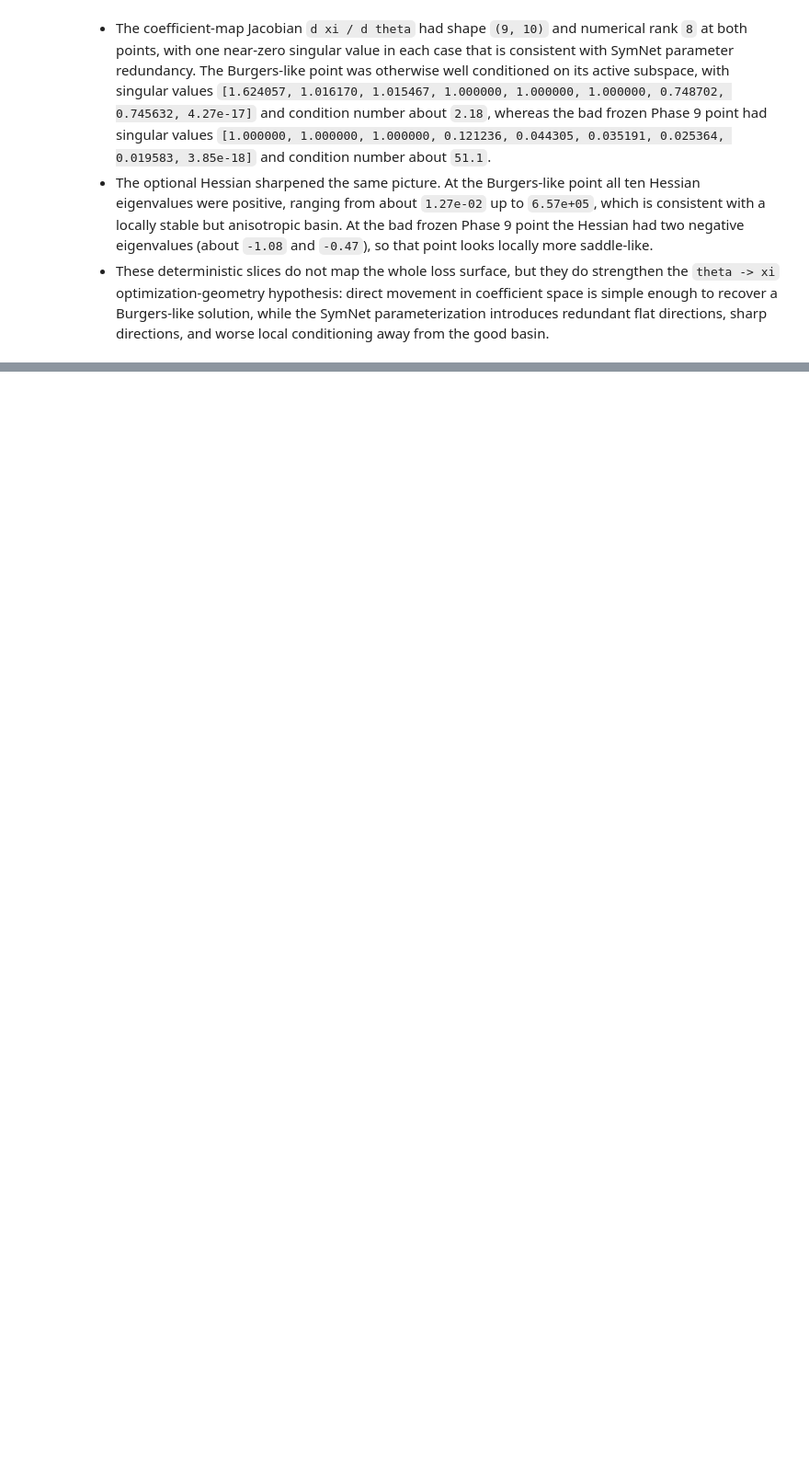
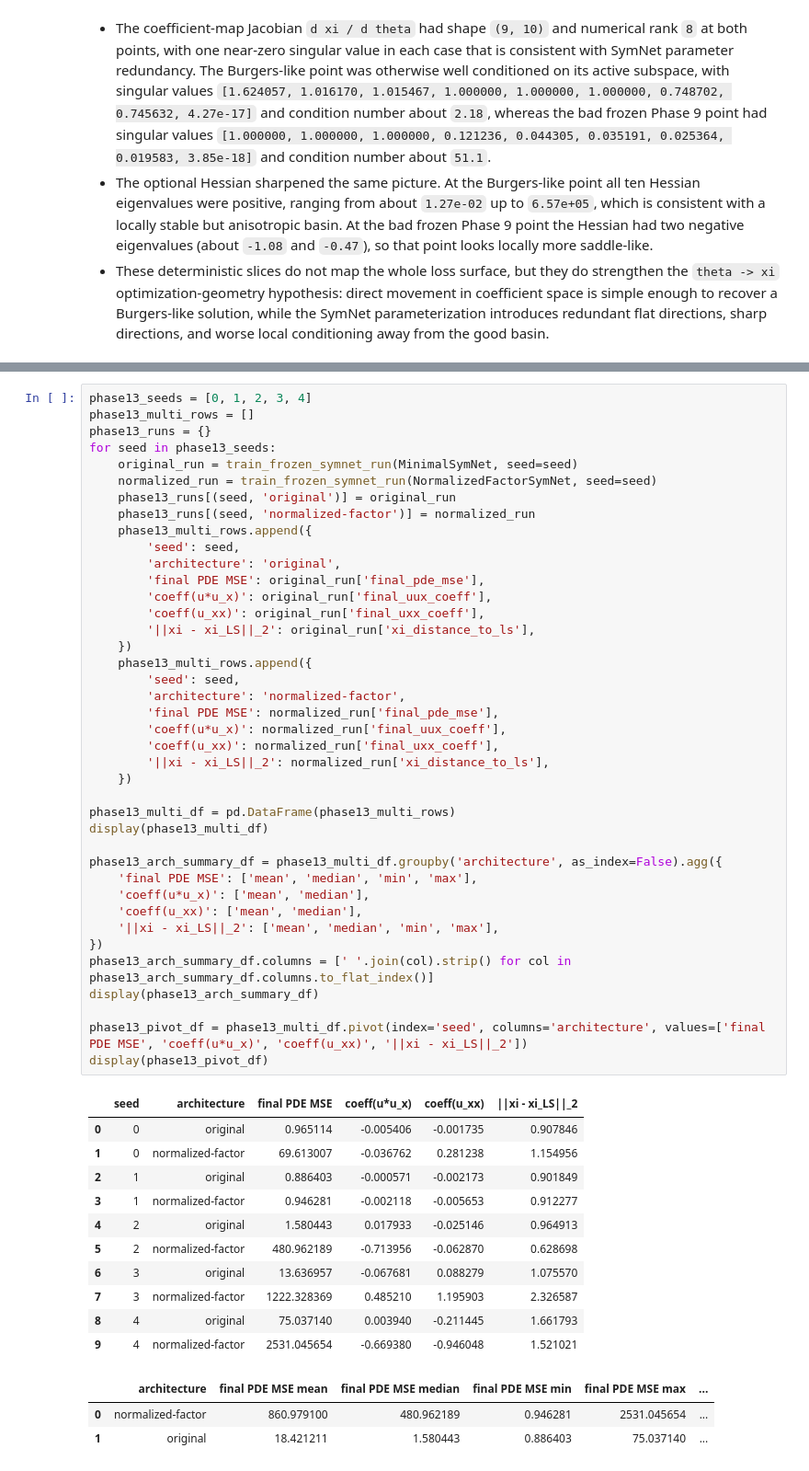
Before and after one commit to ryuFromCaillou/pde_stuff, a Jupyter notebook: notebook/diagnostics/burgers_minimal_discovery_story.ipynb, the cells around one changed output, grey strips where cells are left out. Shown at 92% size. Drawn from its saved outputs; the diff is of its cells as text; blank space fills up the shorter version.

```diff
--- a/notebook/diagnostics/burgers_minimal_discovery_story.ipynb
+++ b/notebook/diagnostics/burgers_minimal_discovery_story.ipynb
@@ -1542,0 +1769,55 @@ Hessian eigenvalues at random-init frozen final SymNet:
+# %%
+phase13_seeds = [0, 1, 2, 3, 4]
+phase13_multi_rows = []
+phase13_runs = {}
+for seed in phase13_seeds:
+    original_run = train_frozen_symnet_run(MinimalSymNet, seed=seed)
+    normalized_run = train_frozen_symnet_run(NormalizedFactorSymNet, seed=seed)
+    phase13_runs[(seed, 'original')] = original_run
+    phase13_runs[(seed, 'normalized-factor')] = normalized_run
+    phase13_multi_rows.append({
+        'seed': seed,
+        'architecture': 'original',
+        'final PDE MSE': original_run['final_pde_mse'],
+        'coeff(u*u_x)': original_run['final_uux_coeff'],
+        'coeff(u_xx)': original_run['final_uxx_coeff'],
+        '||xi - xi_LS||_2': original_run['xi_distance_to_ls'],
+    })
+    phase13_multi_rows.append({
+        'seed': seed,
+        'architecture': 'normalized-factor',
+        'final PDE MSE': normalized_run['final_pde_mse'],
+        'coeff(u*u_x)': normalized_run['final_uux_coeff'],
+        'coeff(u_xx)': normalized_run['final_uxx_coeff'],
+        '||xi - xi_LS||_2': normalized_run['xi_distance_to_ls'],
+    })
+
+phase13_multi_df = pd.DataFrame(phase13_multi_rows)
+display(phase13_multi_df)
+
+phase13_arch_summary_df = phase13_multi_df.groupby('architecture', as_index=False).agg({
+    'final PDE MSE': ['mean', 'median', 'min', 'max'],
+    'coeff(u*u_x)': ['mean', 'median'],
+    'coeff(u_xx)': ['mean', 'median'],
+    '||xi - xi_LS||_2': ['mean', 'median', 'min', 'max'],
+})
+phase13_arch_summary_df.columns = [' '.join(col).strip() for col in phase13_arch_summary_df.columns.to_flat_index()]
+display(phase13_arch_summary_df)
+
+phase13_pivot_df = phase13_multi_df.pivot(index='seed', columns='architecture', values=['final PDE MSE', 'coeff(u*u_x)', 'coeff(u_xx)', '||xi - xi_LS||_2'])
+display(phase13_pivot_df)
+# %% [output]
+|  | seed | architecture | final PDE MSE | coeff(u*u_x) | coeff(u_xx) | ||xi - xi_LS||_2 |
+| 0 | 0 | original | 0.965114 | -0.005406 | -0.001735 | 0.907846 |
+| 1 | 0 | normalized-factor | 69.613007 | -0.036762 | 0.281238 | 1.154956 |
+| 2 | 1 | original | 0.886403 | -0.000571 | -0.002173 | 0.901849 |
+| 3 | 1 | normalized-factor | 0.946281 | -0.002118 | -0.005653 | 0.912277 |
+| 4 | 2 | original | 1.580443 | 0.017933 | -0.025146 | 0.964913 |
+| 5 | 2 | normalized-factor | 480.962189 | -0.713956 | -0.062870 | 0.628698 |
+| 6 | 3 | original | 13.636957 | -0.067681 | 0.088279 | 1.075570 |
+| 7 | 3 | normalized-factor | 1222.328369 | 0.485210 | 1.195903 | 2.326587 |
+| 8 | 4 | original | 75.037140 | 0.003940 | -0.211445 | 1.661793 |
+| 9 | 4 | normalized-factor | 2531.045654 | -0.669380 | -0.946048 | 1.521021 |
+|  | architecture | final PDE MSE mean | final PDE MSE median | final PDE MSE min | final PDE MSE max | ... |
+| 0 | normalized-factor | 860.979100 | 480.962189 | 0.946281 | 2531.045654 | ... |
+| 1 | original | 18.421211 | 1.580443 | 0.886403 | 75.037140 | ... |
```
Also changed, not shown: parts of 6 cells of this notebook, 1 other file.
